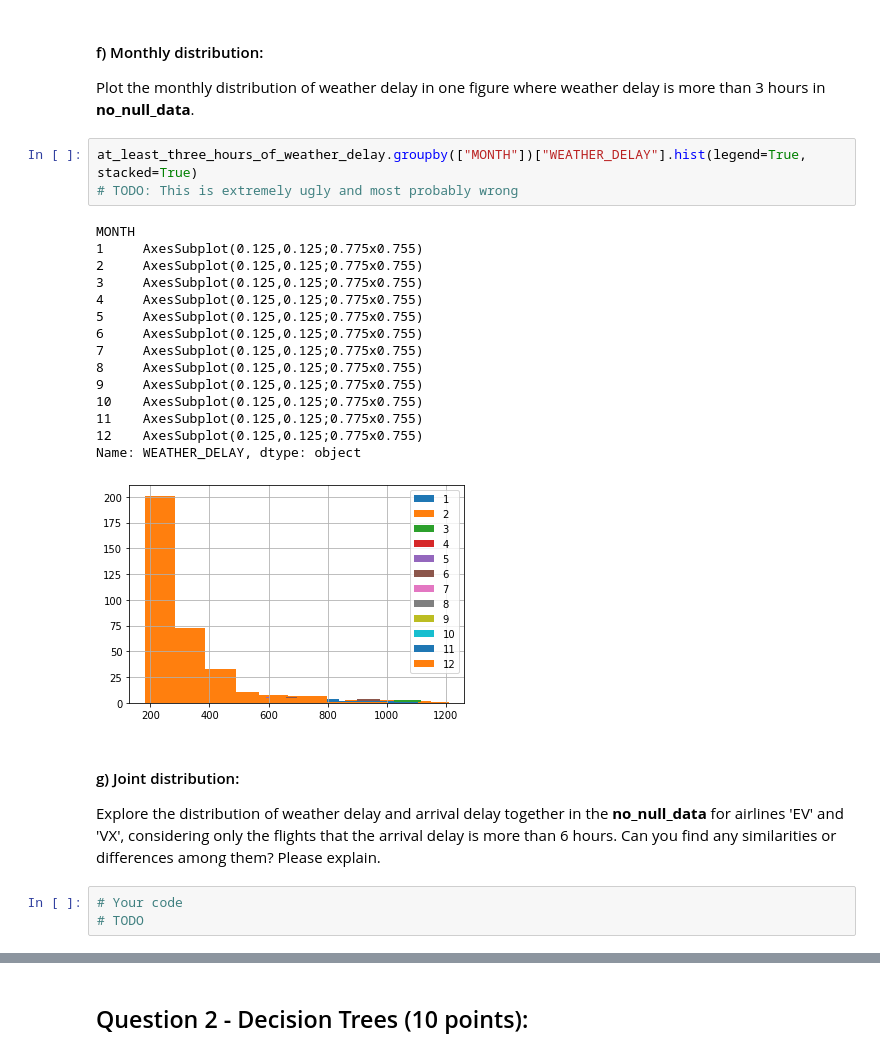
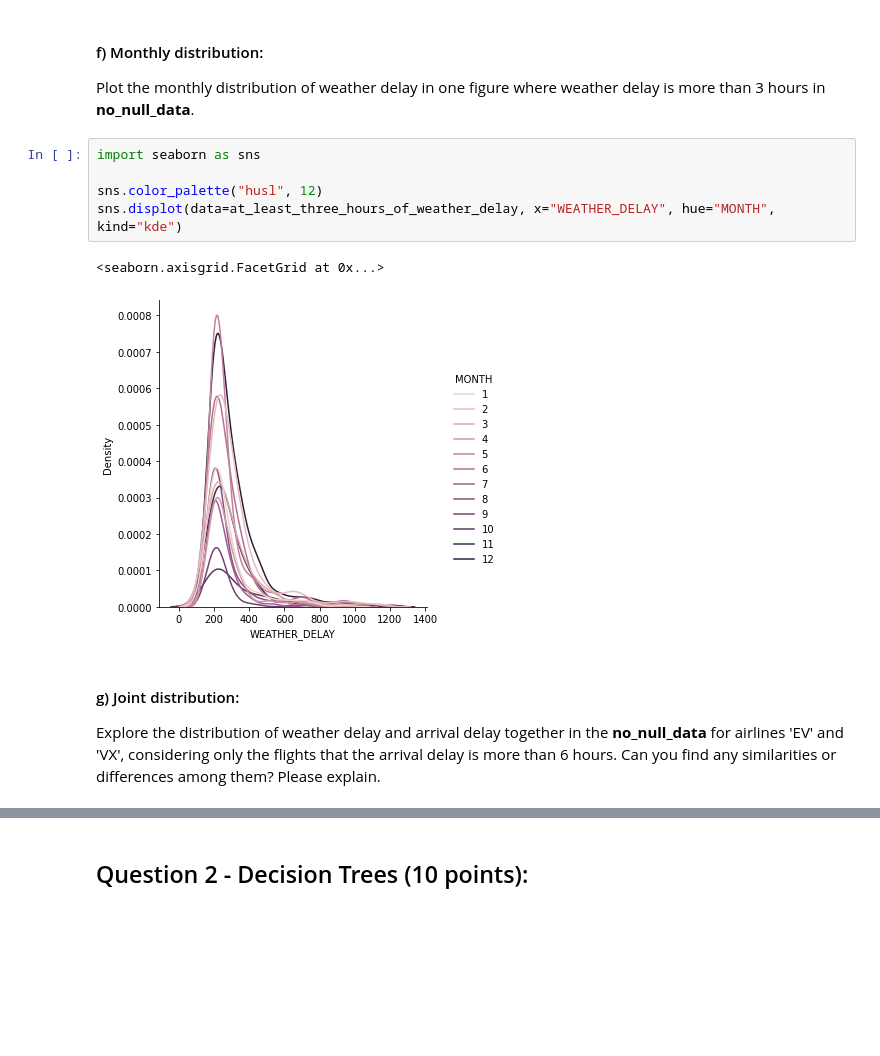
Before and after one commit to LD-devel/IDS-1, a Jupyter notebook: assignment_part1.ipynb, the cells around one changed output, grey strips where cells are left out. Saved outputs shown, nothing was run; the diff lists cells and outputs as text; blank space fills up the shorter version.

```diff
--- a/assignment_part1.ipynb
+++ b/assignment_part1.ipynb
@@ -245,28 +248,14 @@ at_least_three_hours_of_weather_delay["WEATHER_DELAY"].hist()
 # %% [markdown]
 #### f) Monthly distribution:
 Plot the monthly distribution of weather delay in one figure where weather delay is more than 3 hours in <b>no_null_data</b>.
-# %%
-at_least_three_hours_of_weather_delay.groupby(["MONTH"])["WEATHER_DELAY"].hist(legend=True, stacked=True)
-# TODO: This is extremely ugly and most probably wrong
-# %% [output]
-MONTH
-1     AxesSubplot(0.125,0.125;0.775x0.755)
-2     AxesSubplot(0.125,0.125;0.775x0.755)
-3     AxesSubplot(0.125,0.125;0.775x0.755)
-4     AxesSubplot(0.125,0.125;0.775x0.755)
-5     AxesSubplot(0.125,0.125;0.775x0.755)
-6     AxesSubplot(0.125,0.125;0.775x0.755)
-7     AxesSubplot(0.125,0.125;0.775x0.755)
-8     AxesSubplot(0.125,0.125;0.775x0.755)
-9     AxesSubplot(0.125,0.125;0.775x0.755)
-10    AxesSubplot(0.125,0.125;0.775x0.755)
-11    AxesSubplot(0.125,0.125;0.775x0.755)
-12    AxesSubplot(0.125,0.125;0.775x0.755)
-Name: WEATHER_DELAY, dtype: object
-[figure, removed]
+# %%
+import seaborn as sns
+
+sns.color_palette("husl", 12)
+sns.displot(data=at_least_three_hours_of_weather_delay, x="WEATHER_DELAY", hue="MONTH", kind="kde")
+# %% [output]
+<seaborn.axisgrid.FacetGrid at 0x...>
+[figure, added]
 # %% [markdown]
 #### g) Joint distribution:
 Explore the distribution of weather delay and arrival delay together in the <b>no_null_data</b> for airlines 'EV' and 'VX', considering only the flights that the arrival delay is more than 6 hours. Can you find any similarities or differences among them? Please explain.
-# %%
-# Your code
-# TODO
```
Also changed, not shown: parts of 12 cells of this notebook.
